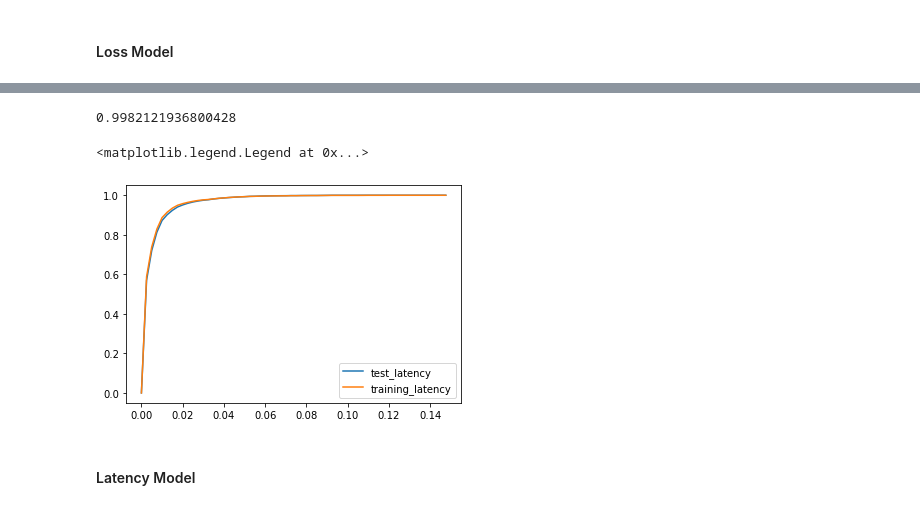
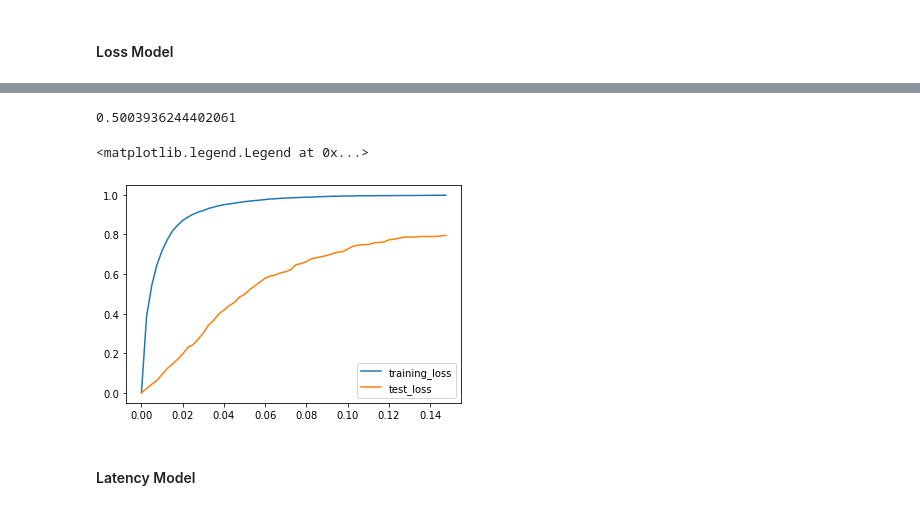
Before and after one commit to Ben243/DSC180A_Q1, a Jupyter notebook: notebooks/report.ipynb, the cells around one changed output, grey strips where cells are left out. Saved outputs shown, nothing was run; the diff lists cells and outputs as text; code cells hidden in the pictures.

```diff
--- a/notebooks/report.ipynb
+++ b/notebooks/report.ipynb
@@ -106,14 +99,13 @@ data_path = '../data/out'
 featurelst = listdir(data_path)
 featurelst.sort()
 data = pd.read_csv(join(data_path,featurelst[-1]))
-loss_X = SimpleImputer(missing_values=np.nan, strategy='mean').fit_transform(data[loss_features])
-loss_y = np.log(1/data['label_packet_loss']) #log loss
+loss_X = data[loss_features]
+loss_y = np.log(data['label_packet_loss']) #log loss
 
 ## test data
 test = pd.read_csv('../test/test_features/test_featureset.csv')
-# test.head()
-loss_test_X = SimpleImputer(missing_values=np.nan, strategy='mean').fit_transform(test[loss_features])
-loss_test_y = np.log(1/test['label_packet_loss']) #log loss
+loss_test_X = test[loss_features]
+loss_test_y = np.log(test['label_packet_loss']) #log loss
 # %% [markdown]
 ### The final model:
 # %% [markdown]
@@ -129,7 +125,7 @@ RandomForestRegressor(max_depth=15, n_estimators=500, n_jobs=-1)
 loss_model.score(loss_X, loss_y)
 loss_model.score(loss_test_X, loss_test_y)
 # %% [output]
-0.9982121936800428
+0.5003936244402061
 # %%
 upper = .15
 lower = 0
@@ -144,16 +140,16 @@ def get_acc(target, pred, thresh):
 # %%
 loss_yhat = loss_model.predict(loss_X)
 loss_test_yhat = loss_model.predict(loss_test_X)
 
 for i in range(len(thresh_l)):
     loss_acc[i] += get_acc(loss_y, loss_yhat, thresh_l[i])
     loss_test_acc[i] = get_acc(loss_test_y, loss_test_yhat, thresh_l[i])
-plt.plot(thresh_l, loss_acc, label='test_latency')
-plt.plot(thresh_l, loss_test_acc, label='training_latency')
+plt.plot(thresh_l, loss_acc, label='training_loss')
+plt.plot(thresh_l, loss_test_acc, label='test_loss')
 plt.legend()
 # %% [output]
 <matplotlib.legend.Legend at 0x...>
-[figure, old version]
+[figure, new version]
 # %% [markdown]
 #### Latency Model
 # %%
```
Also changed, not shown: parts of 9 cells of this notebook, 7 other files.
